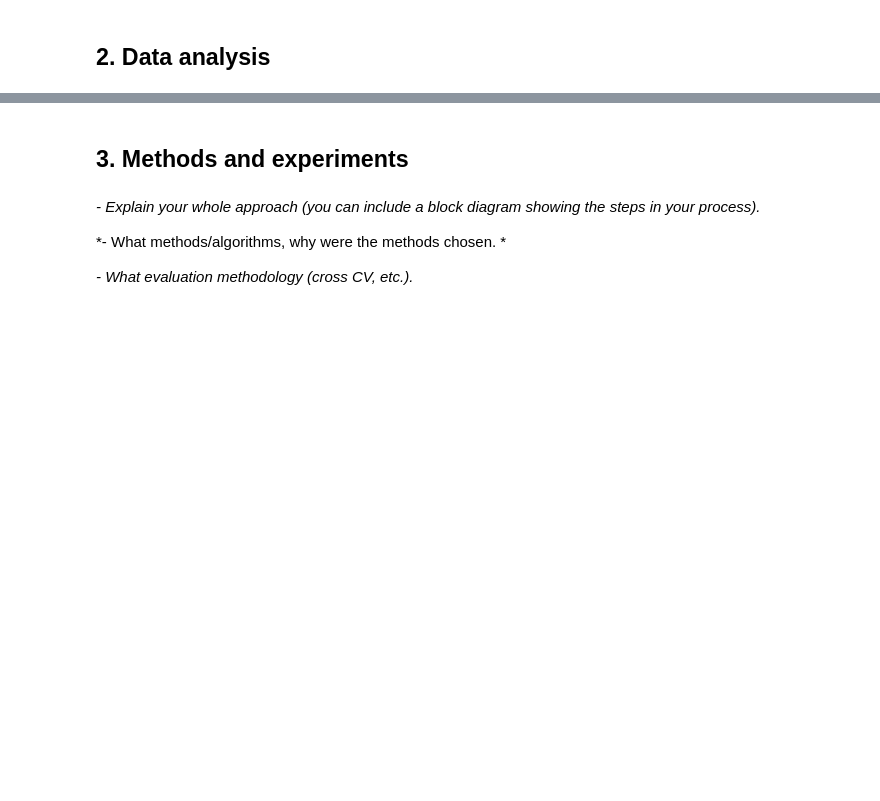
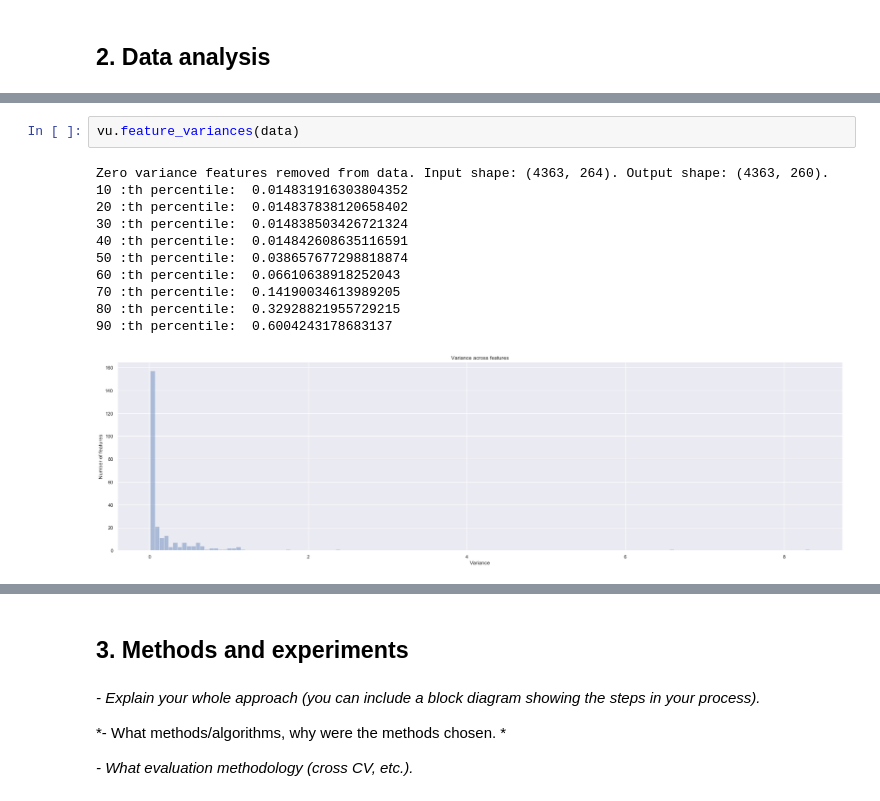
Before and after one commit to zweygk/music_genre_classification, a Jupyter notebook: MLBP2018 Project Report Template.ipynb, the cells around one changed output, grey strips where cells are left out. Saved outputs shown, nothing was run; the diff lists cells and outputs as text; blank space fills up the shorter version.

```diff
--- a/MLBP2018 Project Report Template.ipynb
+++ b/MLBP2018 Project Report Template.ipynb
@@ -49,0 +75,14 @@ unless you want to.*
+# %%
+vu.feature_variances(data)
+# %% [output]
+Zero variance features removed from data. Input shape: (4363, 264). Output shape: (4363, 260).
+10 :th percentile:  0.014831916303804352
+20 :th percentile:  0.014837838120658402
+30 :th percentile:  0.014838503426721324
+40 :th percentile:  0.014842608635116591
+50 :th percentile:  0.038657677298818874
+60 :th percentile:  0.06610638918252043
+70 :th percentile:  0.14190034613989205
+80 :th percentile:  0.32928821955729215
+90 :th percentile:  0.6004243178683137
+[figure, added]
```
Also changed, not shown: parts of 26 cells of this notebook, 2 other files.
